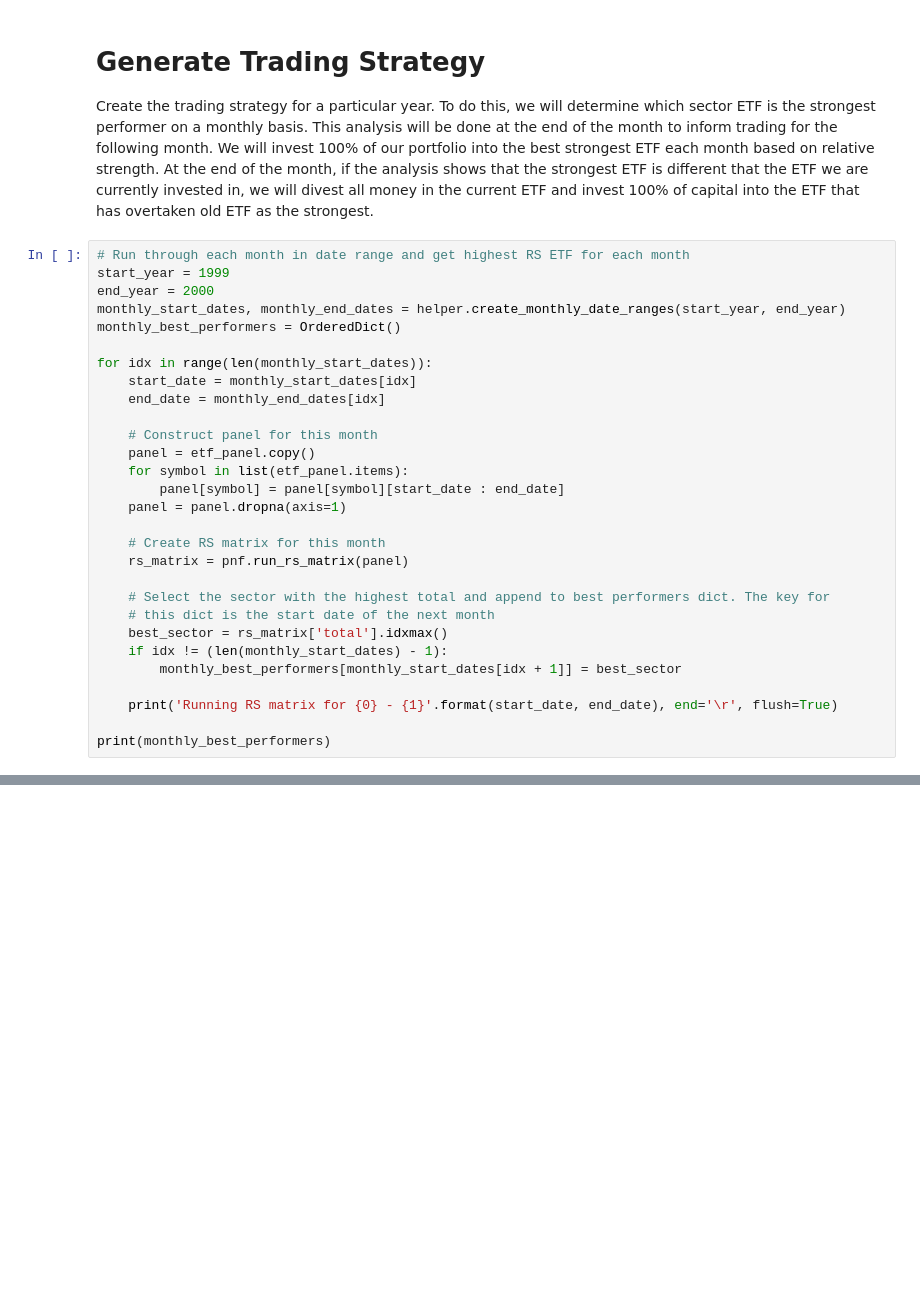
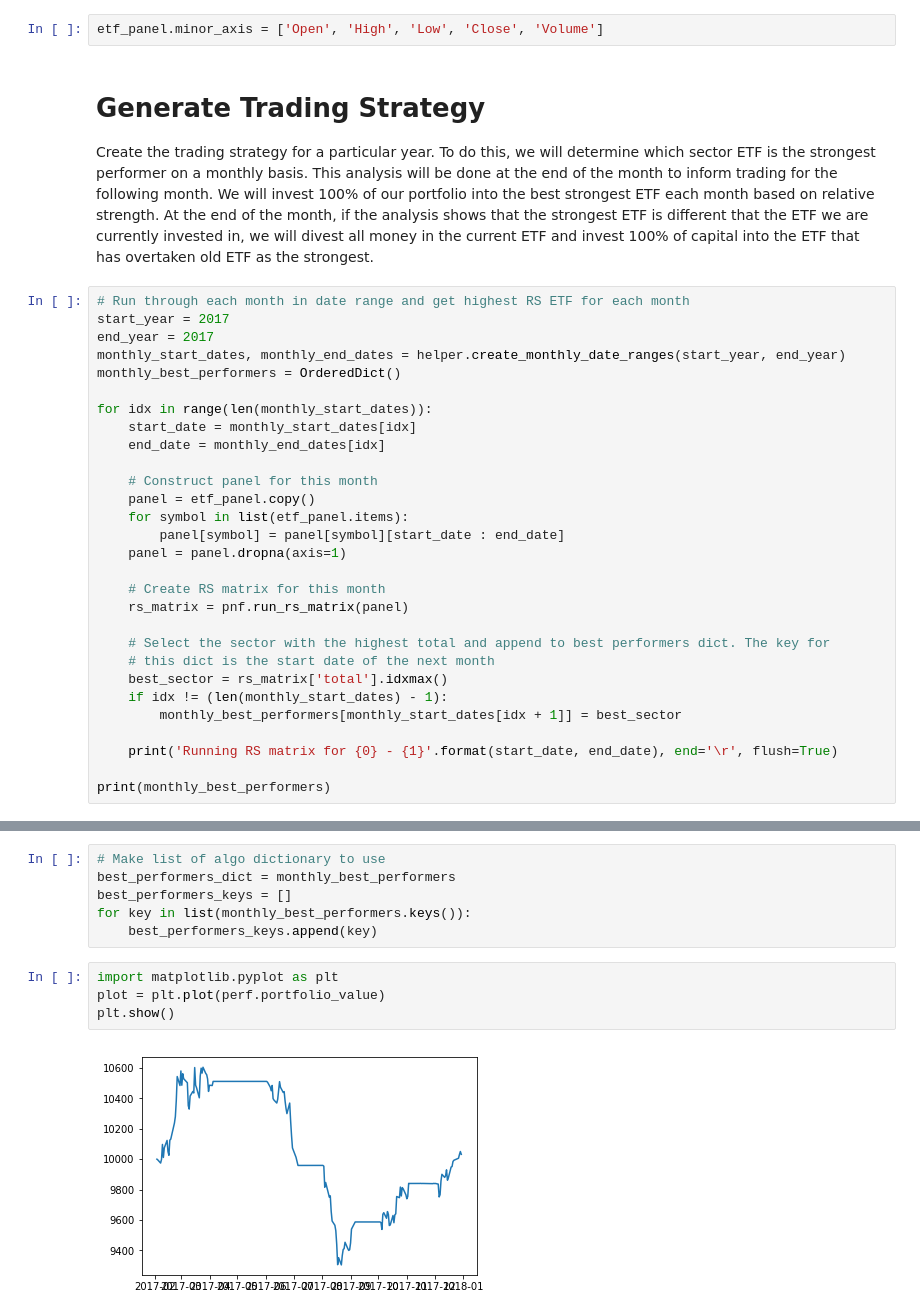
Before and after one commit to ncasale/zipline-setup, a Jupyter notebook: Sector ETF Trading Backtest.ipynb, the cells around one changed output, grey strips where cells are left out. Saved outputs shown, nothing was run; the diff lists cells and outputs as text; blank space fills up the shorter version.

```diff
--- a/Sector ETF Trading Backtest.ipynb
+++ b/Sector ETF Trading Backtest.ipynb
@@ -24,10 +19,12 @@ Pandas provides a `.to_xarray()` method to help automate this conversion.
+# %%
+etf_panel.minor_axis = ['Open', 'High', 'Low', 'Close', 'Volume']
 # %% [markdown]
 # Generate Trading Strategy
 Create the trading strategy for a particular year. To do this, we will determine which sector ETF is the strongest performer on a monthly basis. This analysis will be done at the end of the month to inform trading for the following month. We will invest 100% of our portfolio into the best strongest ETF each month based on relative strength. At the end of the month, if the analysis shows that the strongest ETF is different that the ETF we are currently invested in, we will divest all money in the current ETF and invest 100% of capital into the ETF that has overtaken old ETF as the strongest.
 # %%
 # Run through each month in date range and get highest RS ETF for each month
-start_year = 1999
-end_year = 2000
+start_year = 2017
+end_year = 2017
 monthly_start_dates, monthly_end_dates = helper.create_monthly_date_ranges(start_year, end_year)
 monthly_best_performers = OrderedDict()
 
@@ -57,0 +156,12 @@ OrderedDict([('1999-02-01', 'XLK'), ('1999-03-01', 'XLF'), ('1999-04-01', 'XLK')
+# %%
+# Make list of algo dictionary to use
+best_performers_dict = monthly_best_performers
+best_performers_keys = []
+for key in list(monthly_best_performers.keys()):
+    best_performers_keys.append(key)
+# %%
+import matplotlib.pyplot as plt
+plot = plt.plot(perf.portfolio_value)
+plt.show()
+# %% [output]
+[figure, added]
```
Also changed, not shown: parts of 8 cells of this notebook, 2 other files.
